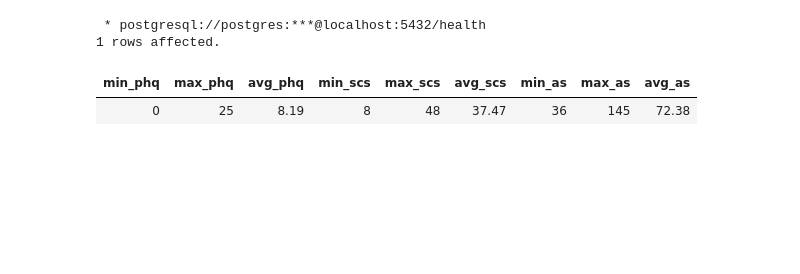
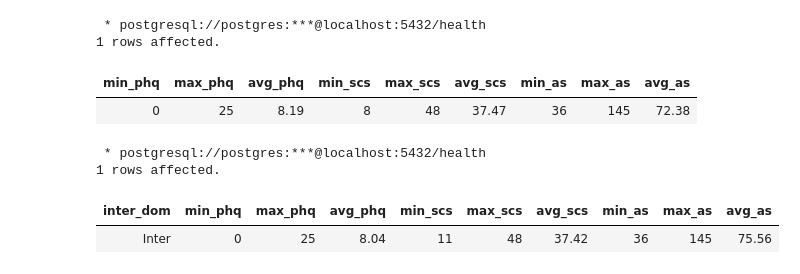
Before and after one commit to JeremyTallant/mental_health, a Jupyter notebook: student_health.ipynb, the cells around one changed output. Drawn from its saved outputs; the diff is of its cells as text; code cells hidden in the pictures; blank space fills up the shorter version.

Commit message:
calculating summary statistics for international students

```diff
--- a/student_health.ipynb
+++ b/student_health.ipynb
@@ -148,3 +148,25 @@ FROM students;
 1 rows affected.
 | min_phq | max_phq | avg_phq | min_scs | max_scs | avg_scs | min_as | max_as | avg_as |
 | 0 | 25 | 8.19 | 8 | 48 | 37.47 | 36 | 145 | 72.38 |
+# %%
+%%sql
+-- Query of summary statistics of the diagnostic scores for international students
+SELECT
+	inter_dom,
+	MIN(todep) AS min_phq,
+	MAX(todep) AS max_phq,
+	ROUND(AVG(todep),2) AS avg_phq,
+	MIN(tosc) AS min_scs,
+	MAX(tosc) AS max_scs,
+	ROUND(AVG(tosc),2) AS avg_scs,
+	MIN(toas) AS min_as,
+	MAX(toas) AS max_as,
+	ROUND(AVG(toas),2) AS avg_as
+FROM students
+WHERE inter_dom = 'Inter'
+GROUP BY inter_dom;
+# %% [output]
+ * postgresql://postgres:***@localhost:5432/health
+1 rows affected.
+| inter_dom | min_phq | max_phq | avg_phq | min_scs | max_scs | avg_scs | min_as | max_as | avg_as |
+| Inter | 0 | 25 | 8.04 | 11 | 48 | 37.42 | 36 | 145 | 75.56 |
```
